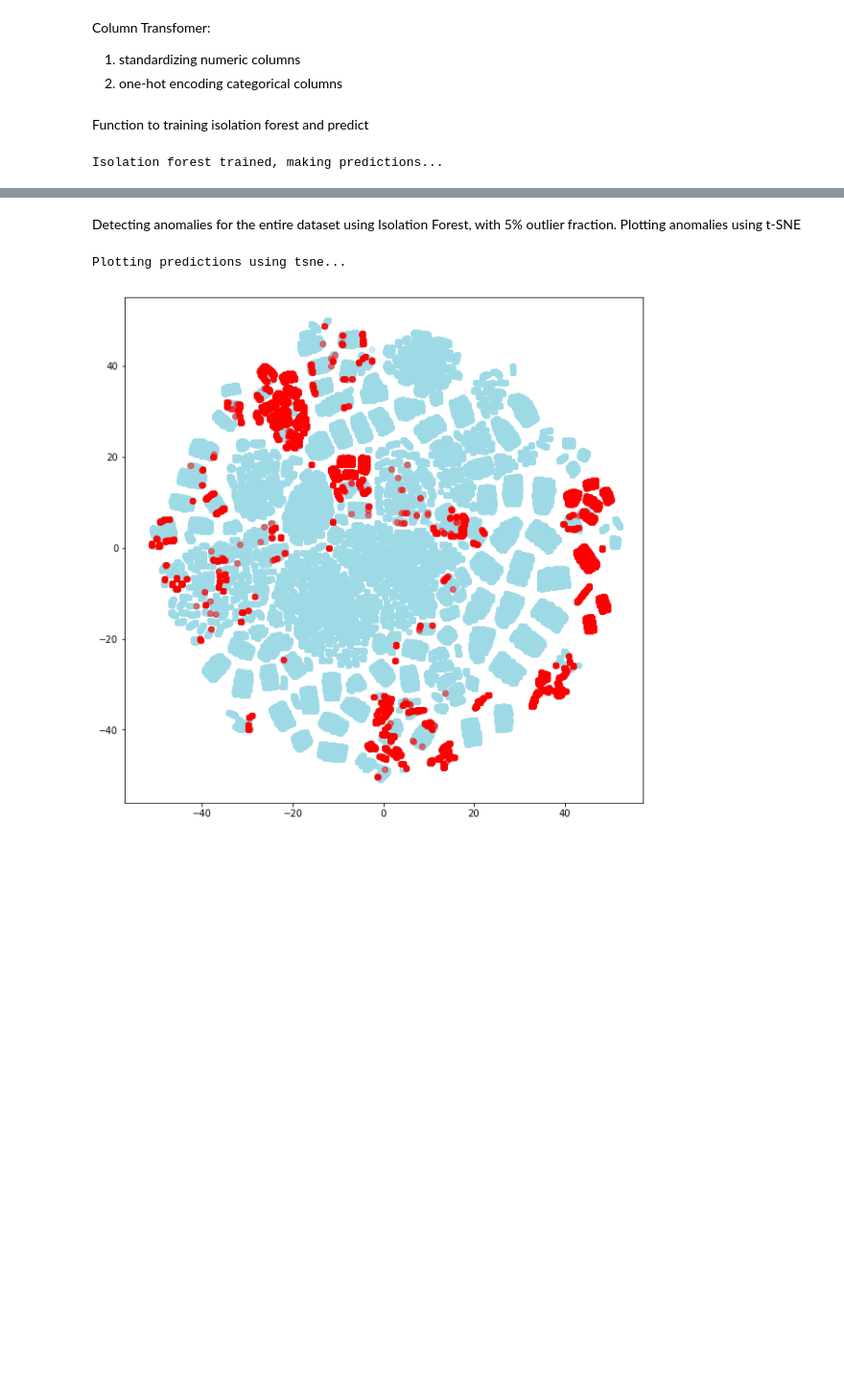
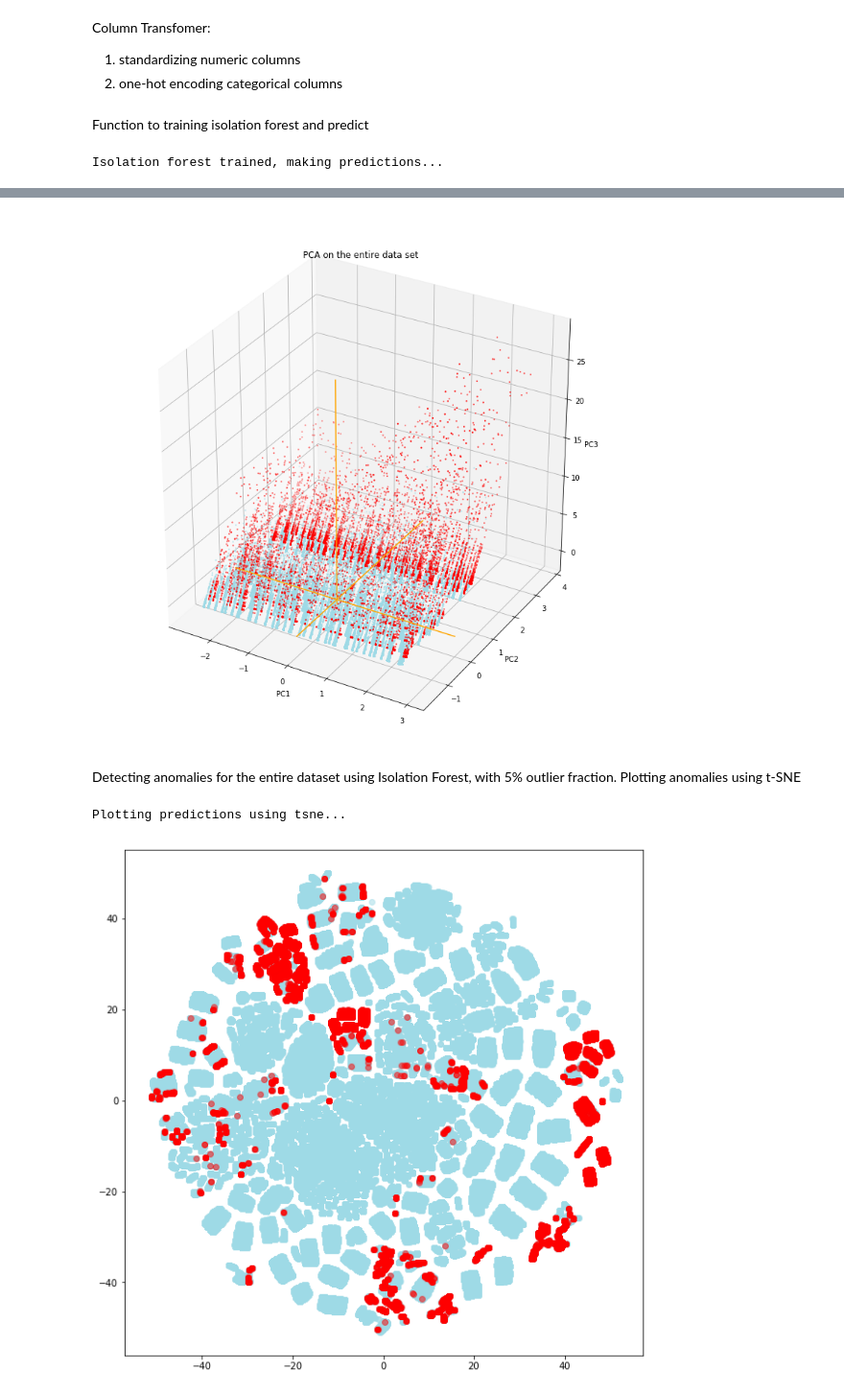
Before and after one commit to dynamic-duo-data-science/dynamicduo, a Jupyter notebook: notebooks/Anomaly_detection.ipynb, the cells around one changed output, grey strips where cells are left out. Shown at 96% size. Cells and saved outputs as stored; diff of their text form; code cells hidden in the pictures; blank space fills up the shorter version.

```diff
--- a/notebooks/Anomaly_detection.ipynb
+++ b/notebooks/Anomaly_detection.ipynb
@@ -74,3 +123,39 @@ Isolation forest trained, making predictions...
+# %%
+def plot_pca_3d(df_input, need_transform=True, size=5):
+    pca_3d = PCA(n_components=3)
+    aa = df_input
+    if need_transform:
+        aa = transfer_column(df_input)
+    X3D = pca_3d.fit_transform(aa)
+    X3D_df = pd.DataFrame(X3D, index=df_input.index)
+    X3D_df['is_anomaly'] = df_input['is_anomaly']
+
+    from mpl_toolkits.mplot3d import axes3d, Axes3D
+    from matplotlib import cm
+    fig = plt.figure(figsize=(10, 10))
+    ax = Axes3D(fig, azim=-60)
+    X3D_df_normal = X3D_df[X3D_df['is_anomaly'] == 1]
+    X3D_df_anomaly = X3D_df[X3D_df['is_anomaly'] == -1]
+
+    #ax = fig.add_subplot(111, projection='3d')
+    ax.scatter(X3D_df_anomaly[0], X3D_df_anomaly[1], X3D_df_anomaly[2], c='red', cmap = cm.coolwarm, edgecolor='', s=size)
+    ax.scatter(X3D_df_normal[0], X3D_df_normal[1], X3D_df_normal[2], c='#9edae6', cmap = cm.coolwarm, edgecolor='', s=size)
+
+    xAxisLine = ((min(X3D_df[0]), max(X3D_df[0])), (0, 0), (0,0))
+    ax.plot(xAxisLine[0], xAxisLine[1], xAxisLine[2], 'orange')
+    yAxisLine = ((0, 0), (min(X3D_df[1]), max(X3D_df[1])), (0,0))
+    ax.plot(yAxisLine[0], yAxisLine[1], yAxisLine[2], 'orange')
+    zAxisLine = ((0, 0), (0,0), (min(X3D_df[2]), max(X3D_df[2])))
+    ax.plot(zAxisLine[0], zAxisLine[1], zAxisLine[2], 'orange')
+
+    ax.set_xlabel("PC1")
+    ax.set_ylabel("PC2")
+    ax.set_zlabel("PC3")
+    ax.set_title("PCA on the entire data set")
+# %%
+plot_pca_3d(df_with_prediction, need_transform=False)
+# %% [output]
+[figure, added]
 # %%
 def plot_anomaly_using_tsne(df_input, df_with_prediction, size=None, anomaly_marker=-1):
     print "Plotting predictions using tsne..."
```
Also changed, not shown: parts of 35 cells of this notebook.
